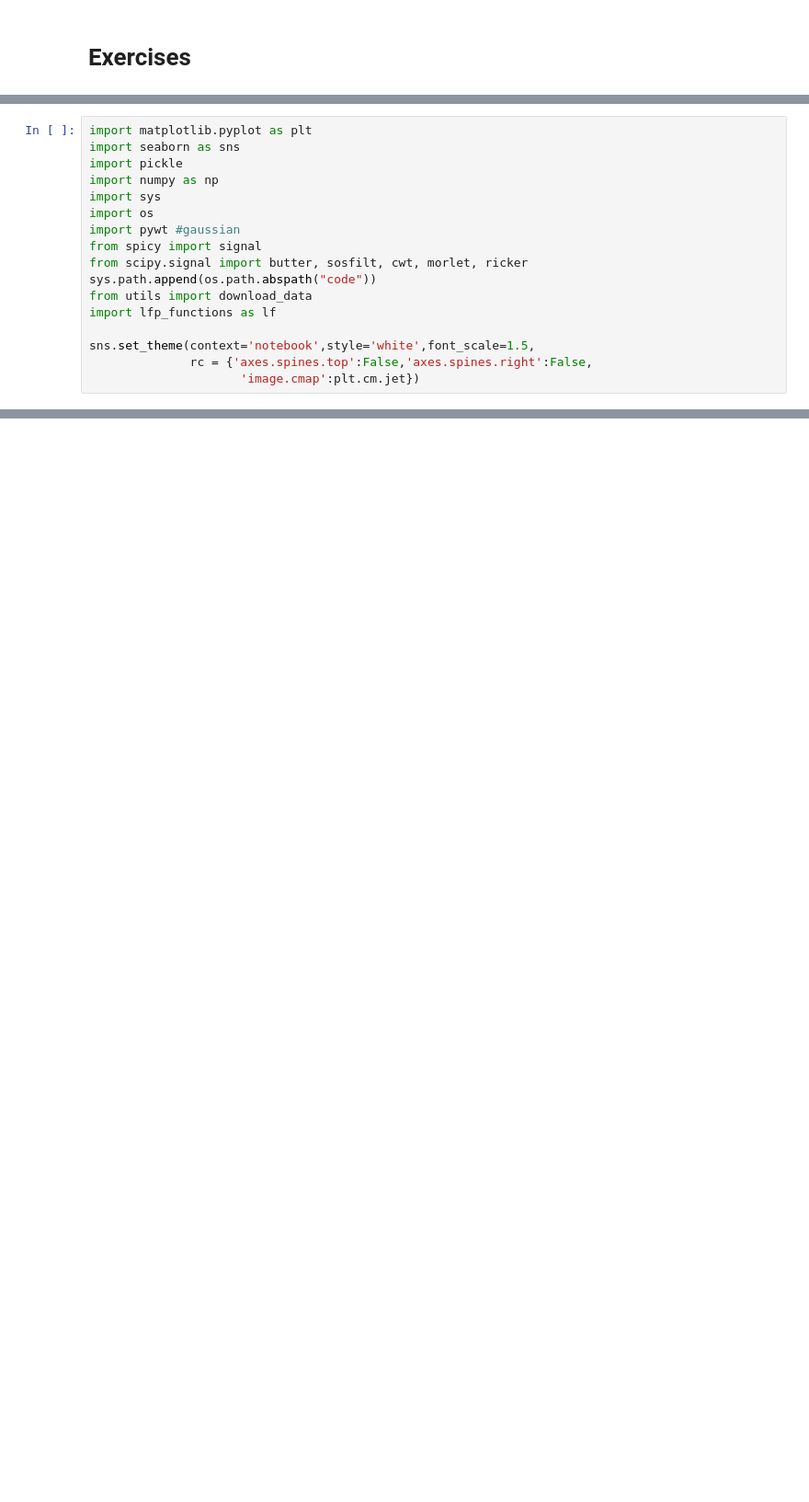
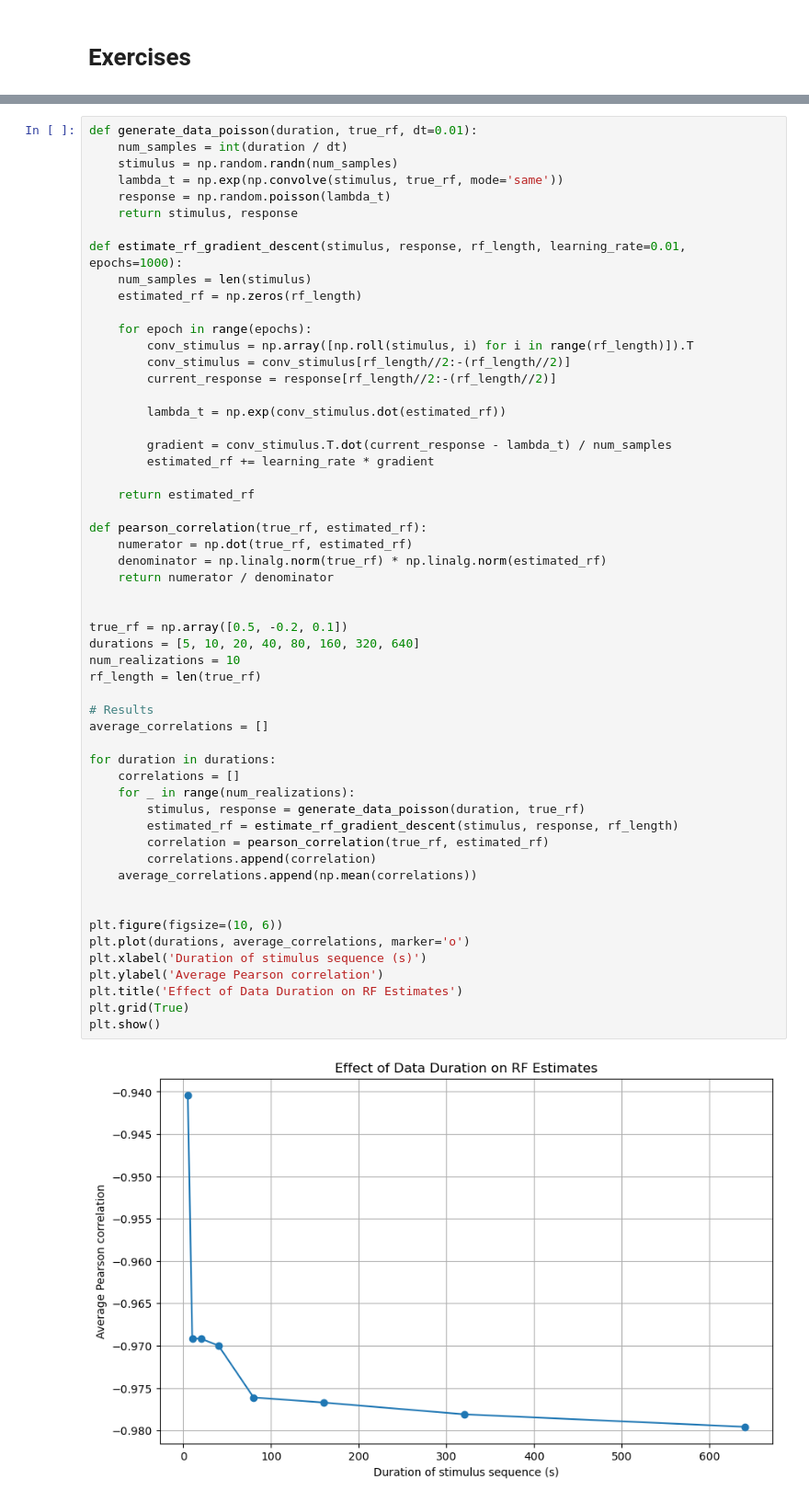
Before and after one commit to sserser/modules, a Jupyter notebook: exercises.ipynb, the cells around one changed output, grey strips where cells are left out. Shown: that part at 92% size. Saved outputs shown, nothing was run; the diff lists cells and outputs as text; blank space fills up the shorter version.

```diff
--- a/exercises.ipynb
+++ b/exercises.ipynb
@@ -12,17 +2,0 @@ In this exercises you will explore how different parameters affect the filtering
-# %%
-import matplotlib.pyplot as plt
-import seaborn as sns
-import pickle
-import numpy as np
-import sys
-import os
-import pywt #gaussian
-from spicy import signal
-from scipy.signal import butter, sosfilt, cwt, morlet, ricker
-sys.path.append(os.path.abspath("code"))
-from utils import download_data
-import lfp_functions as lf
-
-sns.set_theme(context='notebook',style='white',font_scale=1.5,
-              rc = {'axes.spines.top':False,'axes.spines.right':False,
-                     'image.cmap':plt.cm.jet})
@@ -139,0 +16,57 @@ In this exercise we will use the tools we learned about to detect and inspect th
+# %%
+def generate_data_poisson(duration, true_rf, dt=0.01):
+    num_samples = int(duration / dt)
+    stimulus = np.random.randn(num_samples)
+    lambda_t = np.exp(np.convolve(stimulus, true_rf, mode='same'))
+    response = np.random.poisson(lambda_t)
+    return stimulus, response
+
+def estimate_rf_gradient_descent(stimulus, response, rf_length, learning_rate=0.01, epochs=1000):
+    num_samples = len(stimulus)
+    estimated_rf = np.zeros(rf_length)
+
+    for epoch in range(epochs):
+        conv_stimulus = np.array([np.roll(stimulus, i) for i in range(rf_length)]).T
+        conv_stimulus = conv_stimulus[rf_length//2:-(rf_length//2)]
+        current_response = response[rf_length//2:-(rf_length//2)]
+
+        lambda_t = np.exp(conv_stimulus.dot(estimated_rf))
+
+        gradient = conv_stimulus.T.dot(current_response - lambda_t) / num_samples
+        estimated_rf += learning_rate * gradient
+
+    return estimated_rf
+
+def pearson_correlation(true_rf, estimated_rf):
+    numerator = np.dot(true_rf, estimated_rf)
+    denominator = np.linalg.norm(true_rf) * np.linalg.norm(estimated_rf)
+    return numerator / denominator
+
+
+true_rf = np.array([0.5, -0.2, 0.1])
+durations = [5, 10, 20, 40, 80, 160, 320, 640]
+num_realizations = 10
+rf_length = len(true_rf)
+
+# Results
+average_correlations = []
+
+for duration in durations:
+    correlations = []
+    for _ in range(num_realizations):
+        stimulus, response = generate_data_poisson(duration, true_rf)
+        estimated_rf = estimate_rf_gradient_descent(stimulus, response, rf_length)
+        correlation = pearson_correlation(true_rf, estimated_rf)
+        correlations.append(correlation)
+    average_correlations.append(np.mean(correlations))
+
+
+plt.figure(figsize=(10, 6))
+plt.plot(durations, average_correlations, marker='o')
+plt.xlabel('Duration of stimulus sequence (s)')
+plt.ylabel('Average Pearson correlation')
+plt.title('Effect of Data Duration on RF Estimates')
+plt.grid(True)
+plt.show()
+# %% [output]
+[figure, added]
```
Also changed, not shown: parts of 16 cells of this notebook.
